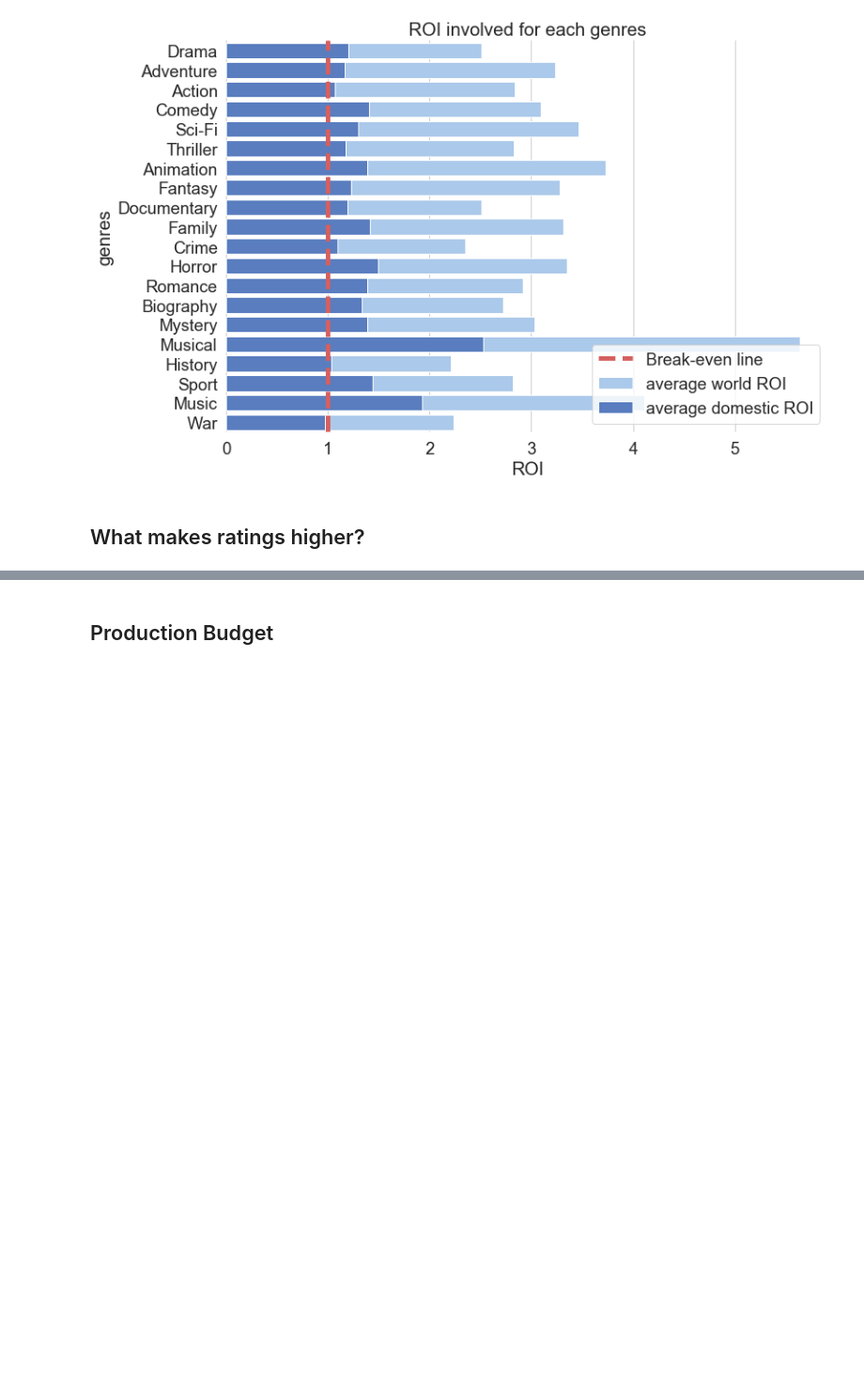
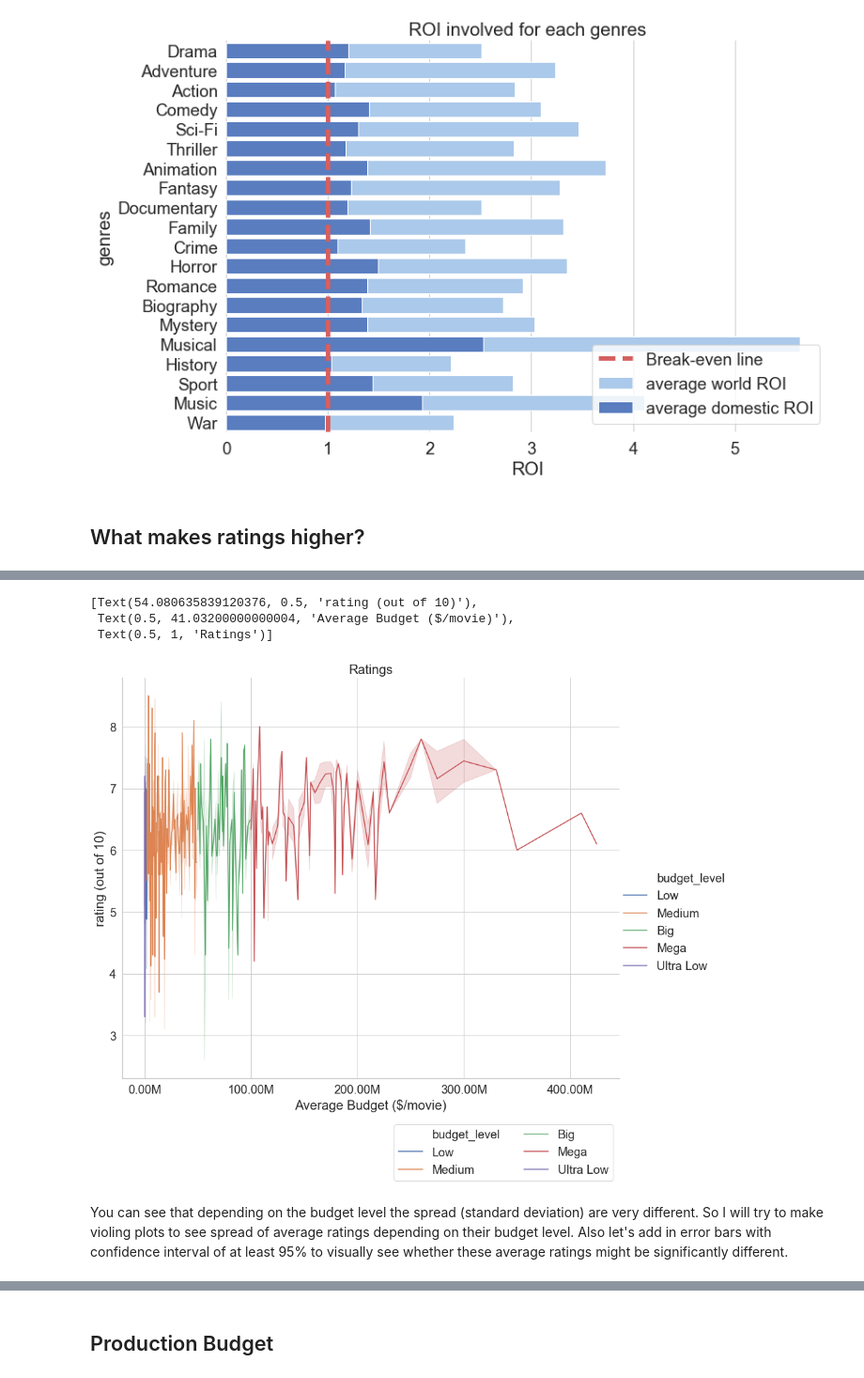
Before and after one commit to singsang2/dsc-mod-1-project-v2-1-onl01-dtsc-ft-070620, a Jupyter notebook: student.ipynb, the cells around one changed output, grey strips where cells are left out. Shown at 94% size. Drawn from its saved outputs; the diff is of its cells as text; code cells hidden in the pictures; blank space fills up the shorter version.

```diff
--- a/student.ipynb
+++ b/student.ipynb
@@ -801,0 +847,25 @@ ax3 = bar_graph(data=df_genres_top, focus='genres', hue='ROI')
+# %%
+# fig, ax = plt.subplots(figsize=(12,8))
+sns.set_style("whitegrid")
+fig = sns.relplot(x='budget',
+            y='averagerating',
+            data=df_ratings,
+            hue='budget_level',
+            kind='line',
+            height=10,
+            aspect=1.2)
+ax = fig.ax
+xlabels = ['{:,.2f}'.format(x) + 'M' for x in ax.get_xticks()/1000000];
+
+ax.set_xticklabels(xlabels);
+
+ax.legend(loc='best', bbox_to_anchor=(1, -0.10), ncol=2)
+ax.set(title='Ratings', ylabel='rating (out of 10)',
+       xlabel='Average Budget ($/movie)')
+# %% [output]
+[Text(54.080635839120376, 0.5, 'rating (out of 10)'),
+ Text(0.5, 41.03200000000004, 'Average Budget ($/movie)'),
+ Text(0.5, 1, 'Ratings')]
+[figure, added]
+# %% [markdown]
+You can see that depending on the budget level the spread (standard deviation) are very different. So I will try to make violing plots to see spread of average ratings depending on their budget level. Also let's add in error bars with confidence interval of at least 95% to visually see whether these average ratings might be significantly different.
```
Also changed, not shown: parts of 21 cells of this notebook.
